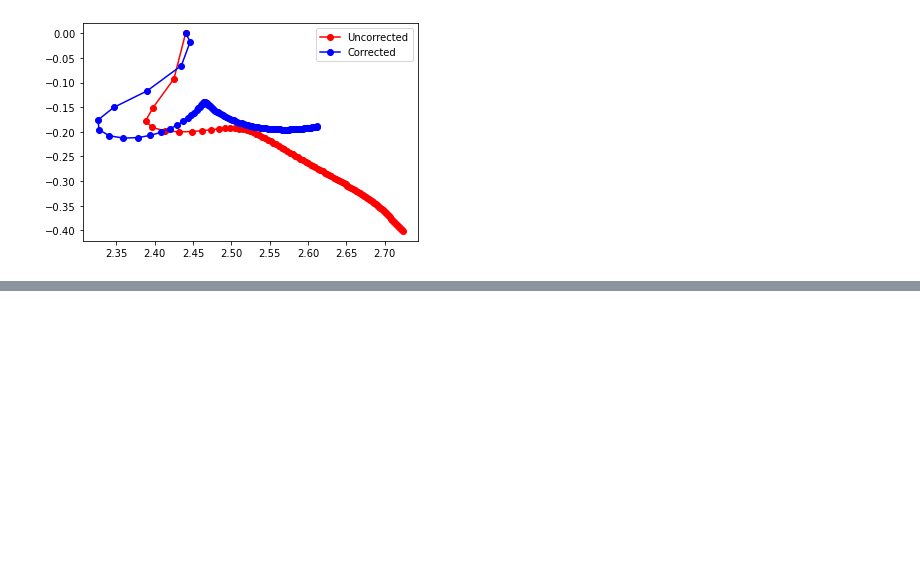
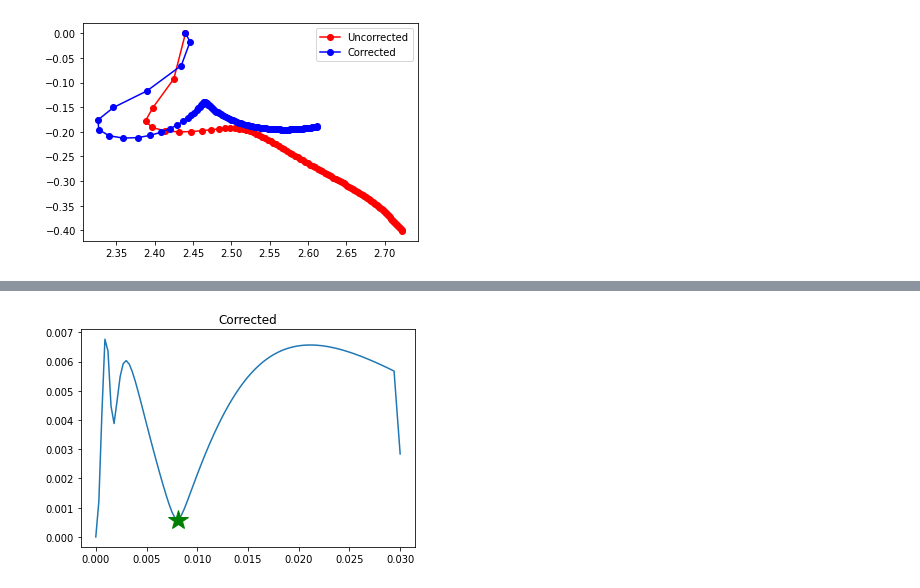
Before and after one commit to gayverjr/opencap, a Jupyter notebook: examples/analysis/N2/QChemTutorial.ipynb, the cells around one changed output, grey strips where cells are left out. Saved outputs shown, nothing was run; the diff lists cells and outputs as text; code cells hidden in the pictures; blank space fills up the shorter version.

```diff
--- a/examples/analysis/N2/QChemTutorial.ipynb
+++ b/examples/analysis/N2/QChemTutorial.ipynb
@@ -152,0 +173,9 @@ Corrected:
+# %%
+# corrected
+derivs = traj.get_logarithmic_velocities(corrected=True)
+plt.plot(traj.etas,derivs)
+plt.plot(corr_eta_opt,derivs[traj.etas.index(corr_eta_opt)],'g*',markersize=20)
+plt.title("Corrected")
+plt.show()
+# %% [output]
+[figure, added]
```
Also changed, not shown: parts of 4 cells of this notebook.
